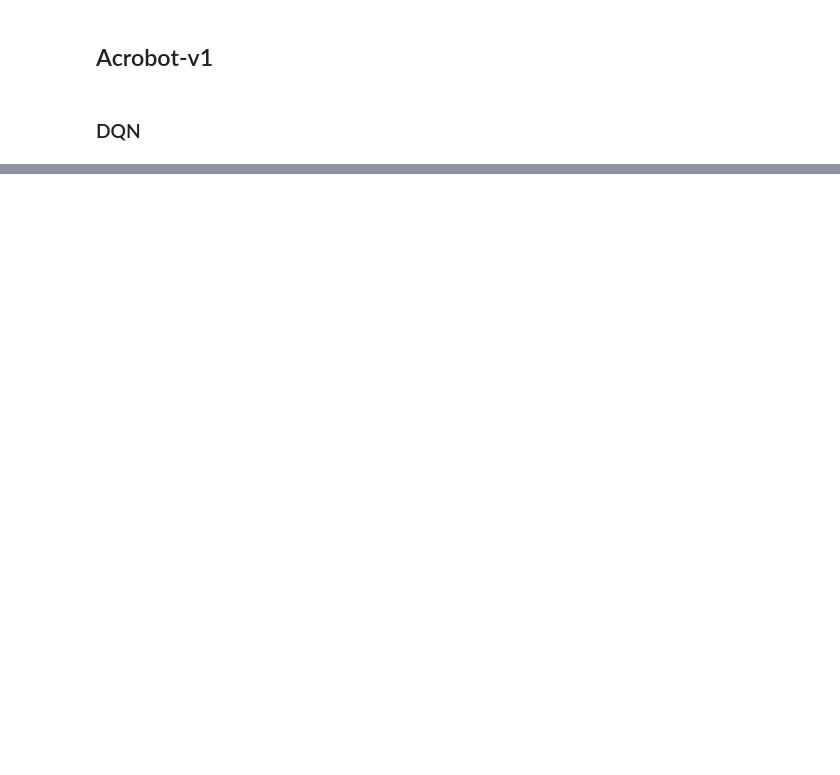
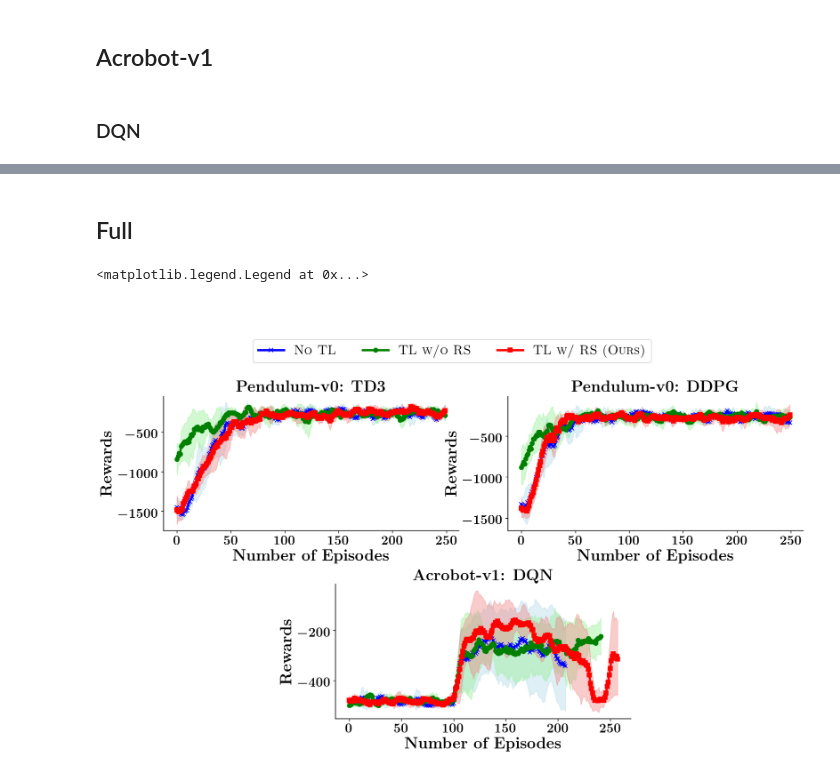
Before and after one commit to trunghieu-tran/Transfer-Learning-in-Reinforcement-Learning, a Jupyter notebook: Reward_Shaping_TL.ipynb, the cells around one changed output, grey strips where cells are left out. Drawn from its saved outputs; the diff is of its cells as text; code cells hidden in the pictures; blank space fills up the shorter version.

```diff
--- a/Reward_Shaping_TL.ipynb
+++ b/Reward_Shaping_TL.ipynb
@@ -268,0 +471,47 @@ plot_multiple_results_with_multiple_runing_time(log_dir_w_TL, log_dir_w_TL_rs, l
+# %% [markdown]
+## Full
+# %%
+full_fig, axes = plt.subplots(figsize=figdim, dpi=figdpi)
+
+grid_spec = matplotlib.gridspec.GridSpec(ncols=4, nrows=2, figure=full_fig)
+grid_spec.update(wspace=0.4)
+grid_spec.update(hspace=0.4)
+grid_spec.update(top=0.75)
+
+ax1 = plt.subplot(grid_spec[0,:2])
+ax2 = plt.subplot(grid_spec[0,2:])
+ax3 = plt.subplot(grid_spec[1,1:3])
+
+title = r"\textbf{Pendulum-v0: TD3}"
+
+log_dir_w_TL = os.path.join(exp_base_folder, "pend", "td3", "w_tl/")
+log_dir_wo_TL = os.path.join(exp_base_folder, "pend", "td3", "wo_tl/")
+log_dir_w_TL_rs = os.path.join(exp_base_folder, "pend", "td3", "w_tl_rs/")
+
+plot_multiple_results_with_multiple_runing_time(log_dir_w_TL, log_dir_w_TL_rs, log_dir_wo_TL, ax1, plot_args, title=title, moving_window=moving_window, running_time_num=num_runs)
+
+# ===============
+
+title = r"\textbf{Pendulum-v0: DDPG}"
+
+log_dir_w_TL = os.path.join(exp_base_folder, "pend", "ddpg", "w_tl/")
+log_dir_wo_TL = os.path.join(exp_base_folder, "pend", "ddpg", "wo_tl/")
+log_dir_w_TL_rs = os.path.join(exp_base_folder, "pend", "ddpg", "w_tl_rs/")
+
+plot_multiple_results_with_multiple_runing_time(log_dir_w_TL, log_dir_w_TL_rs, log_dir_wo_TL, ax2, plot_args, title=title, moving_window=moving_window, running_time_num=num_runs)
+
+# ================
+
+title = r"\textbf{Acrobot-v1: DQN}"
+
+log_dir_w_TL = os.path.join(exp_base_folder, "acrobot", "dqn", "w_tl/")
+log_dir_wo_TL = os.path.join(exp_base_folder, "acrobot", "dqn", "wo_tl/")
+log_dir_w_TL_rs = os.path.join(exp_base_folder, "acrobot", "dqn", "w_tl_rs/")
+
+lines_for_legend = plot_multiple_results_with_multiple_runing_time(log_dir_w_TL, log_dir_w_TL_rs, log_dir_wo_TL, ax3, plot_args, title=title, moving_window=moving_window, running_time_num=num_runs)
+labels = [plot_args["no_tl_label"], plot_args["tl_label"], plot_args["tl_rs_label"]]
+
+full_fig.legend(lines_for_legend, labels, loc="upper center", ncol=3, borderaxespad=3, fontsize=plot_args["legend_font_size"])
+# %% [output]
+<matplotlib.legend.Legend at 0x...>
+[figure, added]
```
Also changed, not shown: parts of 8 cells of this notebook.
